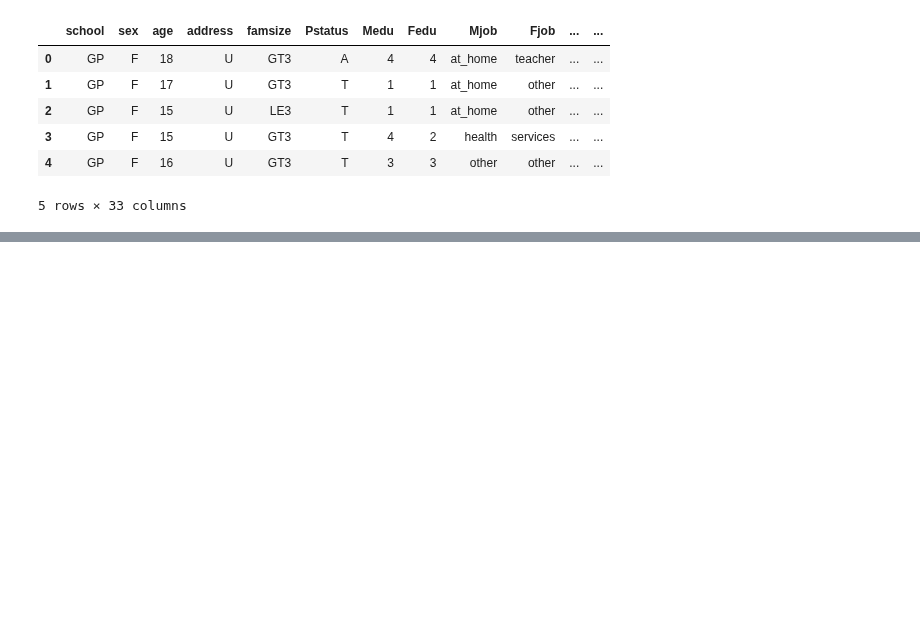
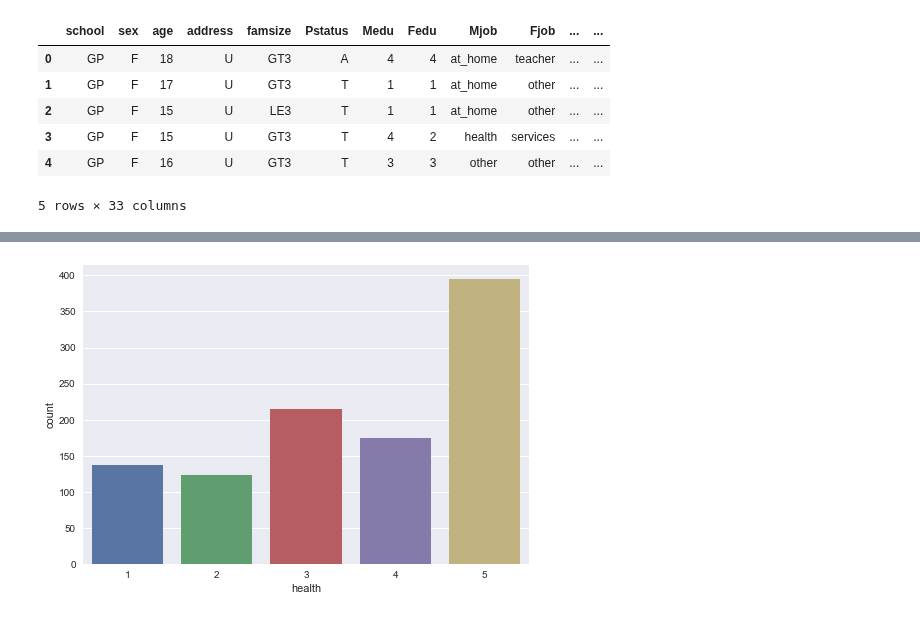
Before and after one commit to kunalnpandey/Stylumia-Internship-Drive, a Jupyter notebook: Machine Learning/Problem_2/Problem_2.ipynb, the cells around one changed output, grey strips where cells are left out. Saved outputs shown, nothing was run; the diff lists cells and outputs as text; code cells hidden in the pictures; blank space fills up the shorter version.

```diff
--- a/Machine Learning/Problem_2/Problem_2.ipynb
+++ b/Machine Learning/Problem_2/Problem_2.ipynb
@@ -44,0 +98,6 @@ math.head()
+# %%
+#Students health distribution
+sns.countplot(x='health',data=math)
+plt.show()
+# %% [output]
+[figure, added]
```
Also changed, not shown: parts of 61 cells of this notebook.
